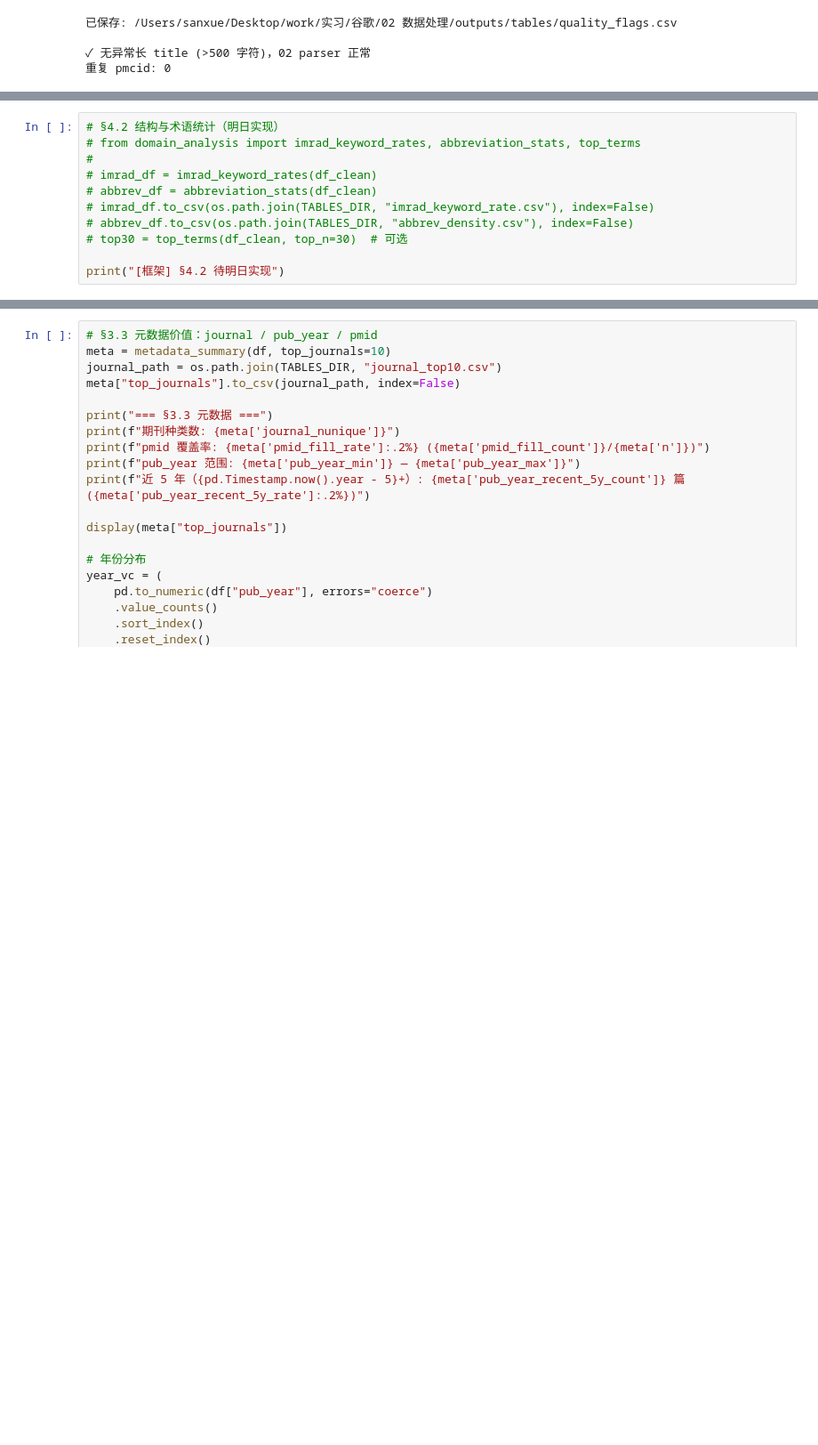
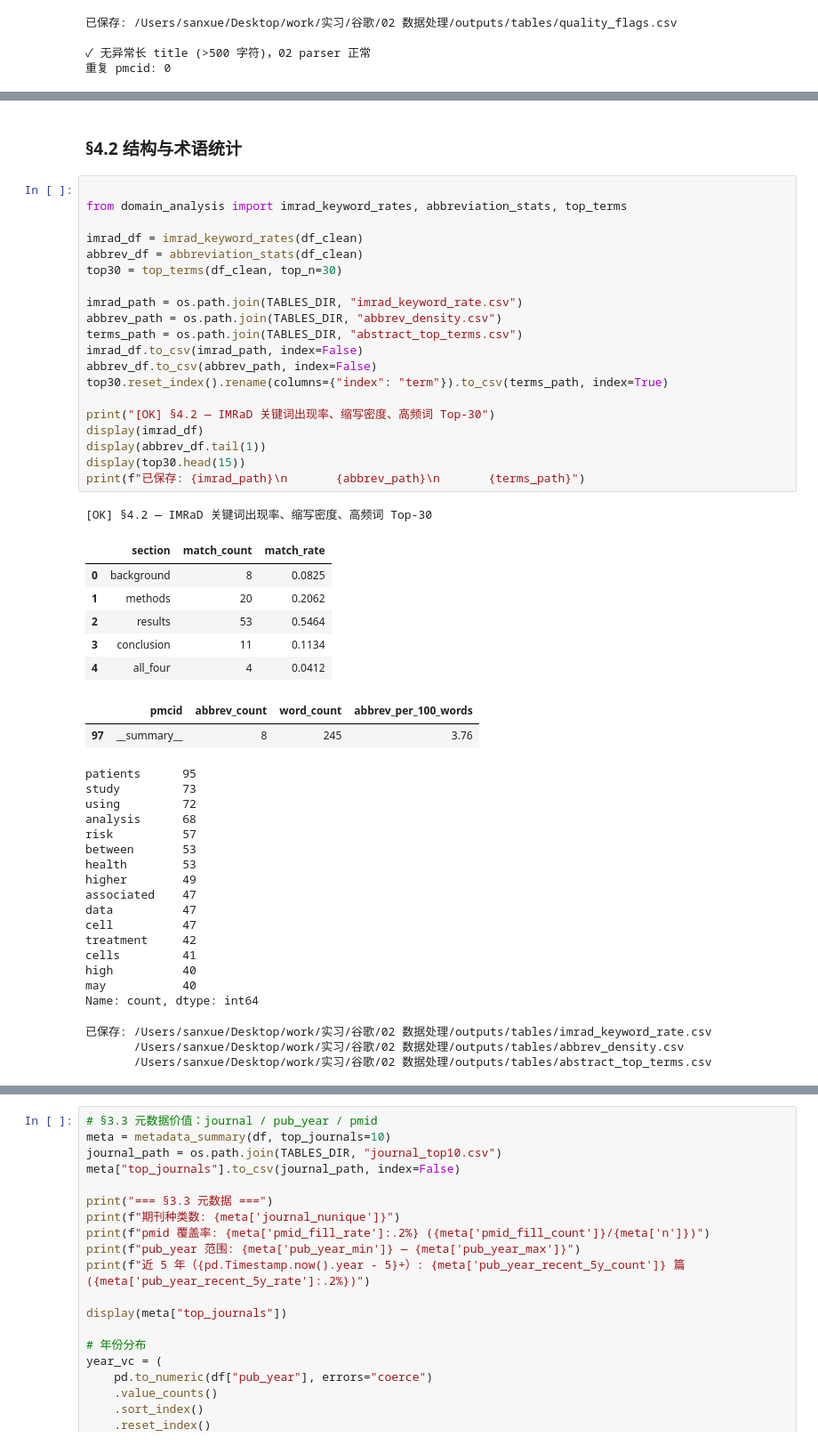
Before and after one commit to SanXue-YG/Med-LLM-RAG-Internship, a Jupyter notebook: 02 数据处理/notebooks/med-data-EDA.ipynb, the cells around one changed output, grey strips where cells are left out. Shown at 89% size. Drawn from its saved outputs; the diff is of its cells as text; blank space fills up the shorter version.

```diff
--- a/02 数据处理/notebooks/med-data-EDA.ipynb
+++ b/02 数据处理/notebooks/med-data-EDA.ipynb
@@ -386,12 +426,52 @@ print(f"  输入: df_clean {len(df_clean)} 篇 → 输出目录: {SAMPLES_DIR}")
+# %% [markdown]
+### §4.2 结构与术语统计
 # %%
-# §4.2 结构与术语统计（明日实现）
-# from domain_analysis import imrad_keyword_rates, abbreviation_stats, top_terms
-#
-# imrad_df = imrad_keyword_rates(df_clean)
-# abbrev_df = abbreviation_stats(df_clean)
-# imrad_df.to_csv(os.path.join(TABLES_DIR, "imrad_keyword_rate.csv"), index=False)
-# abbrev_df.to_csv(os.path.join(TABLES_DIR, "abbrev_density.csv"), index=False)
-# top30 = top_terms(df_clean, top_n=30)  # 可选
 
-print("[框架] §4.2 待明日实现")
+from domain_analysis import imrad_keyword_rates, abbreviation_stats, top_terms
+
+imrad_df = imrad_keyword_rates(df_clean)
+abbrev_df = abbreviation_stats(df_clean)
+top30 = top_terms(df_clean, top_n=30)
+
+imrad_path = os.path.join(TABLES_DIR, "imrad_keyword_rate.csv")
+abbrev_path = os.path.join(TABLES_DIR, "abbrev_density.csv")
+terms_path = os.path.join(TABLES_DIR, "abstract_top_terms.csv")
+imrad_df.to_csv(imrad_path, index=False)
+abbrev_df.to_csv(abbrev_path, index=False)
+top30.reset_index().rename(columns={"index": "term"}).to_csv(terms_path, index=True)
+
+print("[OK] §4.2 — IMRaD 关键词出现率、缩写密度、高频词 Top-30")
+display(imrad_df)
+display(abbrev_df.tail(1))
+display(top30.head(15))
+print(f"已保存: {imrad_path}\n       {abbrev_path}\n       {terms_path}")
+# %% [output]
+[OK] §4.2 — IMRaD 关键词出现率、缩写密度、高频词 Top-30
+|  | section | match_count | match_rate |
+| 0 | background | 8 | 0.0825 |
+| 1 | methods | 20 | 0.2062 |
+| 2 | results | 53 | 0.5464 |
+| 3 | conclusion | 11 | 0.1134 |
+| 4 | all_four | 4 | 0.0412 |
+|  | pmcid | abbrev_count | word_count | abbrev_per_100_words |
+| 97 | __summary__ | 8 | 245 | 3.76 |
+patients      95
+study         73
+using         72
+analysis      68
+risk          57
+between       53
+health        53
+higher        49
+associated    47
+data          47
+cell          47
+treatment     42
+cells         41
+high          40
+may           40
+Name: count, dtype: int64
+已保存: /Users/sanxue/Desktop/work/实习/谷歌/02 数据处理/outputs/tables/imrad_keyword_rate.csv
+       /Users/sanxue/Desktop/work/实习/谷歌/02 数据处理/outputs/tables/abbrev_density.csv
+       /Users/sanxue/Desktop/work/实习/谷歌/02 数据处理/outputs/tables/abstract_top_terms.csv
 # %% [markdown]
```
Also changed, not shown: parts of 6 cells of this notebook, 10 other files.
